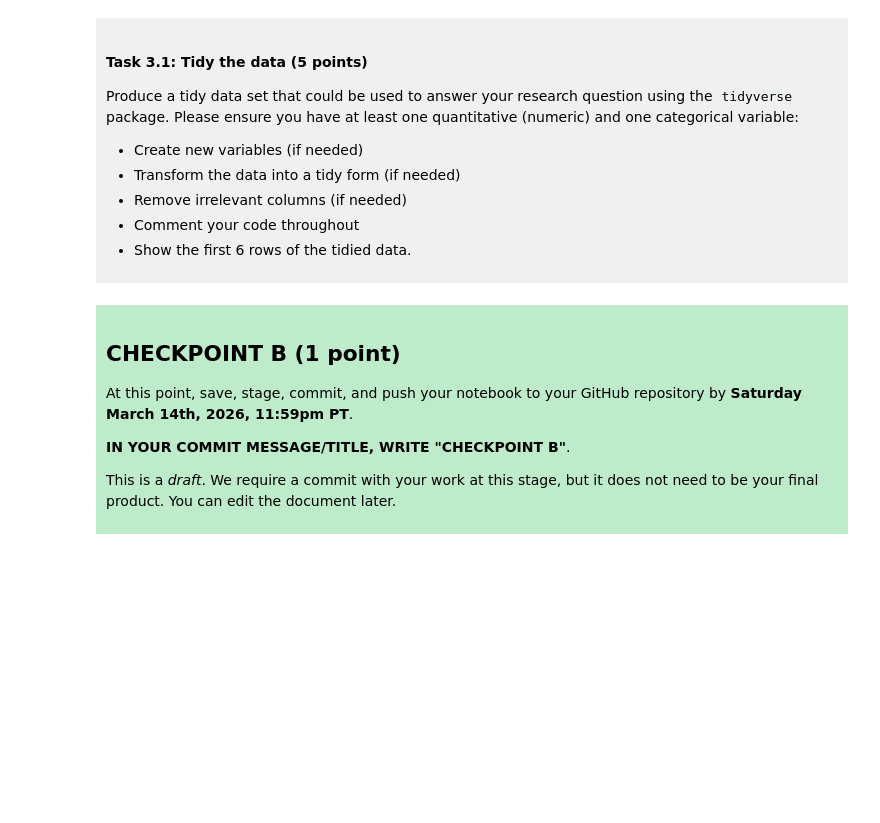
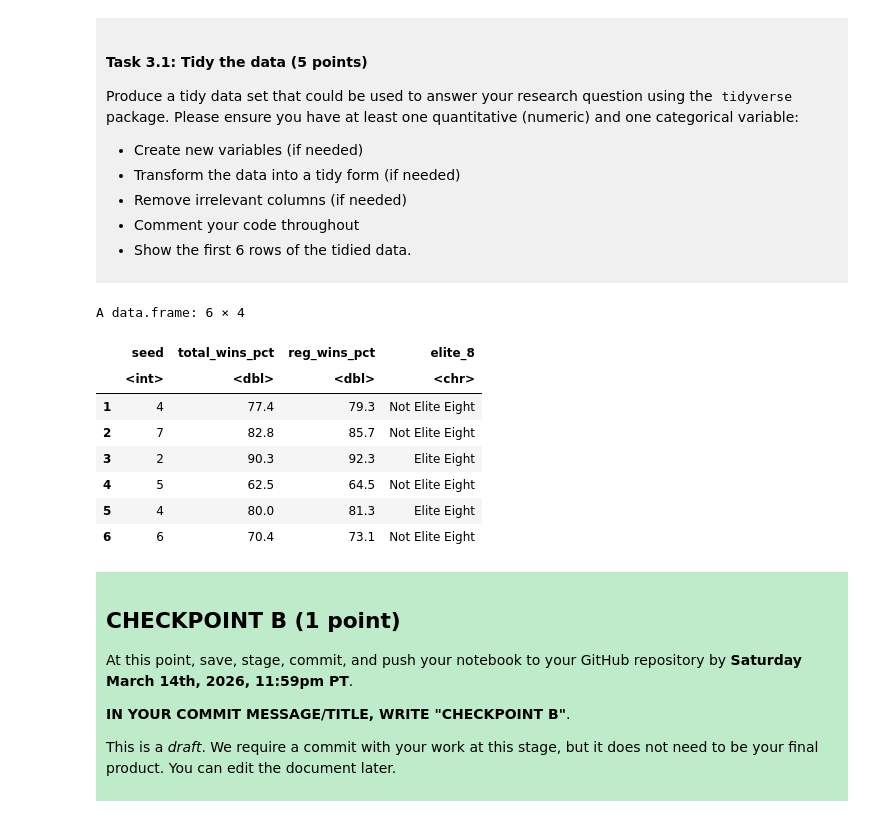
Before and after one commit to prsphne126/dsci-100-project-template-2026-prsphne126, a Jupyter notebook: dsci-100-project-notebook.ipynb, the cells around one changed output. Drawn from its saved outputs; the diff is of its cells as text; code cells hidden in the pictures; blank space fills up the shorter version.

```diff
--- a/dsci-100-project-notebook.ipynb
+++ b/dsci-100-project-notebook.ipynb
@@ -186,7 +200,24 @@ Produce a tidy data set that could be used to answer your research question usin
 
 </div>
 # %%
-### EDIT THIS CODE CELL ###
+library(tidyverse)
+
+wmm_tidy <- womens_march_madness |>
+    mutate(elite_8 = if_else(tourney_finish %in% c("top_8_loss", "top_2_loss", "champ"), "Elite Eight", "Not Elite Eight")) |>
+    select(seed, total_wins_pct, reg_wins_pct, elite_8)
+
+
+head(wmm_tidy)
+# %% [output]
+A data.frame: 6 × 4
+|  | seed | total_wins_pct | reg_wins_pct | elite_8 |
+|  | <int> | <dbl> | <dbl> | <chr> |
+| 1 | 4 | 77.4 | 79.3 | Not Elite Eight |
+| 2 | 7 | 82.8 | 85.7 | Not Elite Eight |
+| 3 | 2 | 90.3 | 92.3 | Elite Eight |
+| 4 | 5 | 62.5 | 64.5 | Not Elite Eight |
+| 5 | 4 | 80.0 | 81.3 | Elite Eight |
+| 6 | 6 | 70.4 | 73.1 | Not Elite Eight |
 # %% [markdown]
 <div style="background-color: #beebca; padding: 10px;">
 
```
Also changed, not shown: parts of 3 cells of this notebook.
